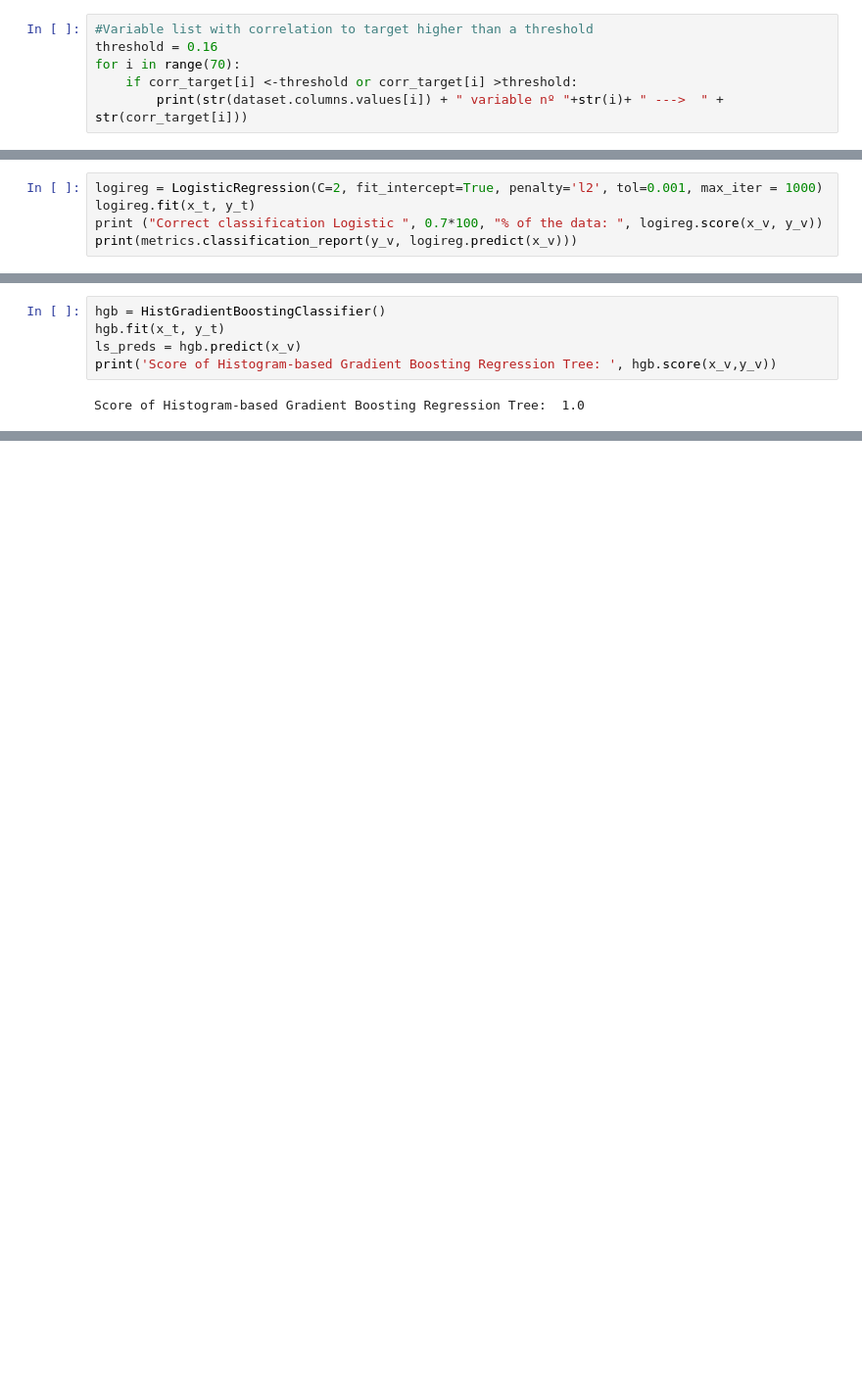
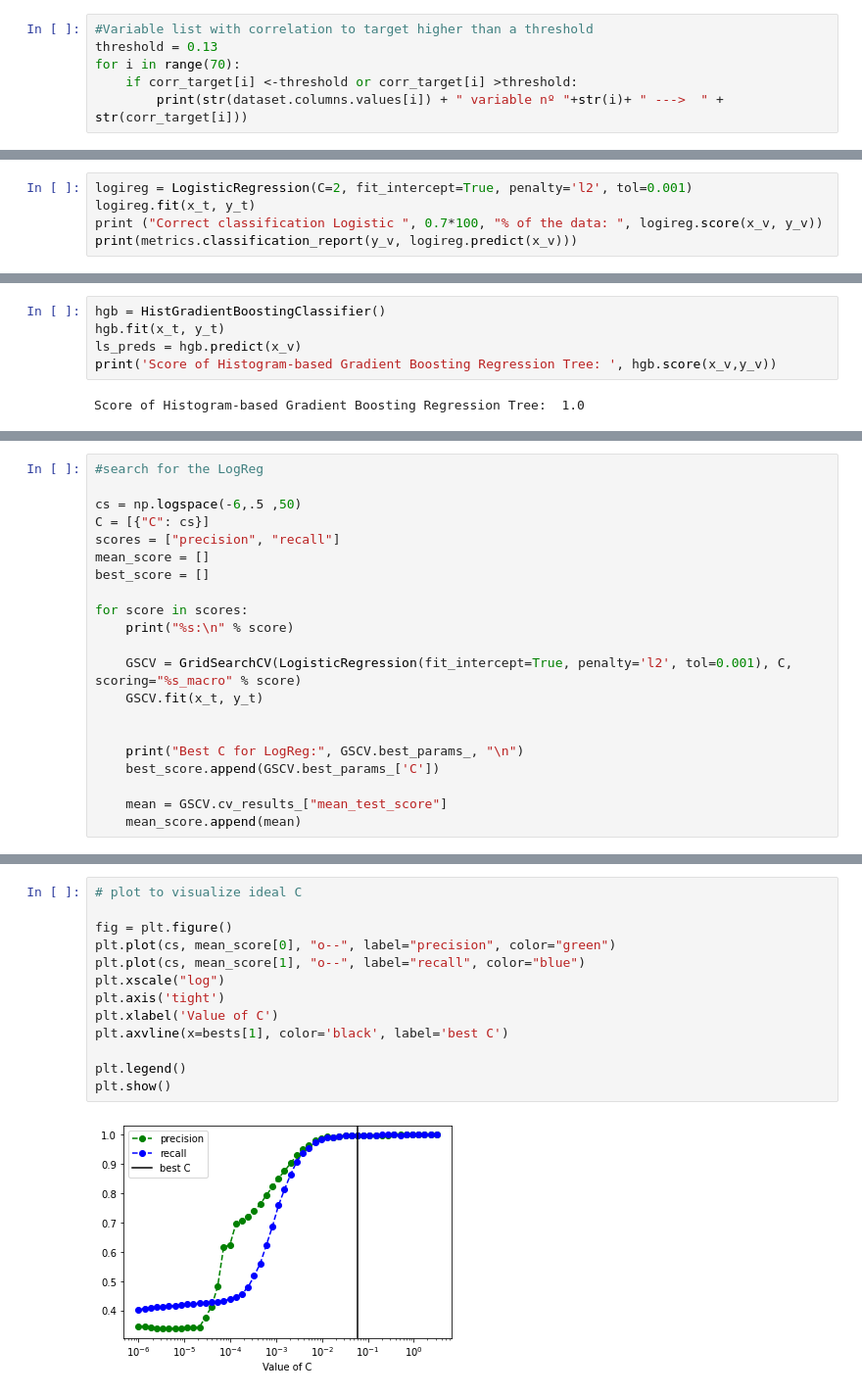
Before and after one commit to AlexCasamitjana/Predicting-Profitable-Customer-Segments, a Jupyter notebook: Notebook_1568143.ipynb, the cells around one changed output, grey strips where cells are left out. Shown: that part at 98% size. Saved outputs shown, nothing was run; the diff lists cells and outputs as text; blank space fills up the shorter version.

Commit message:
Added folders, made first hyperparameter search
And advanced readme doc

```diff
--- a/Notebook_1568143.ipynb
+++ b/Notebook_1568143.ipynb
@@ -97,7 +98,7 @@ target    1.00000
 Name: target, Length: 71, dtype: float64
 # %%
 #Variable list with correlation to target higher than a threshold
-threshold = 0.16
+threshold = 0.13
 for i in range(70):
     if corr_target[i] <-threshold or corr_target[i] >threshold:
         print(str(dataset.columns.values[i]) + " variable nº "+str(i)+ " --->  " + str(corr_target[i]))
@@ -278,7 +290,7 @@ for est in [1,2,5,10]:
 # %%
 x_t, x_v, y_t, y_v = train_test_split(pca_variables, y, train_size=0.7)
 # %%
-logireg = LogisticRegression(C=2, fit_intercept=True, penalty='l2', tol=0.001, max_iter = 1000)
+logireg = LogisticRegression(C=2, fit_intercept=True, penalty='l2', tol=0.001)
 logireg.fit(x_t, y_t)
 print ("Correct classification Logistic ", 0.7*100, "% of the data: ", logireg.score(x_v, y_v))
 print(metrics.classification_report(y_v, logireg.predict(x_v)))
@@ -338,0 +355,21 @@ for ests in [1,2,5,10]:
+# %%
+#search for the LogReg
+
+cs = np.logspace(-6,.5 ,50)
+C = [{"C": cs}]
+scores = ["precision", "recall"]
+mean_score = []
+best_score = []
+
+for score in scores:
+    print("%s:\n" % score)
+
+    GSCV = GridSearchCV(LogisticRegression(fit_intercept=True, penalty='l2', tol=0.001), C, scoring="%s_macro" % score)
+    GSCV.fit(x_t, y_t)
+
+
+    print("Best C for LogReg:", GSCV.best_params_, "\n")
+    best_score.append(GSCV.best_params_['C'])
+
+    mean = GSCV.cv_results_["mean_test_score"]
+    mean_score.append(mean)
@@ -338,0 +384,15 @@ for ests in [1,2,5,10]:
+# %%
+# plot to visualize ideal C
+
+fig = plt.figure()
+plt.plot(cs, mean_score[0], "o--", label="precision", color="green")
+plt.plot(cs, mean_score[1], "o--", label="recall", color="blue")
+plt.xscale("log")
+plt.axis('tight')
+plt.xlabel('Value of C')
+plt.axvline(x=bests[1], color='black', label='best C')
+
+plt.legend()
+plt.show()
+# %% [output]
+[figure, added]
```
Also changed, not shown: parts of 34 cells of this notebook, 5 other files.
